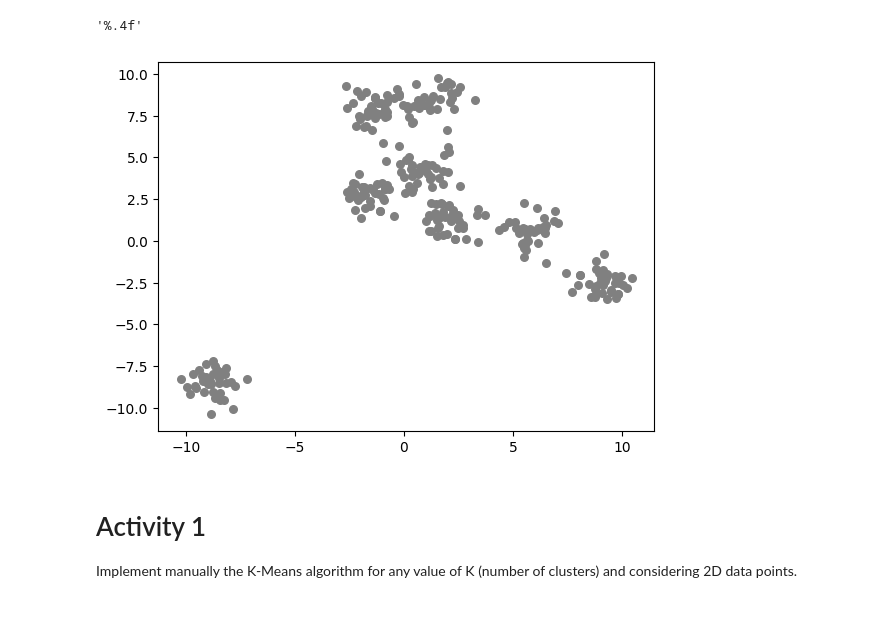
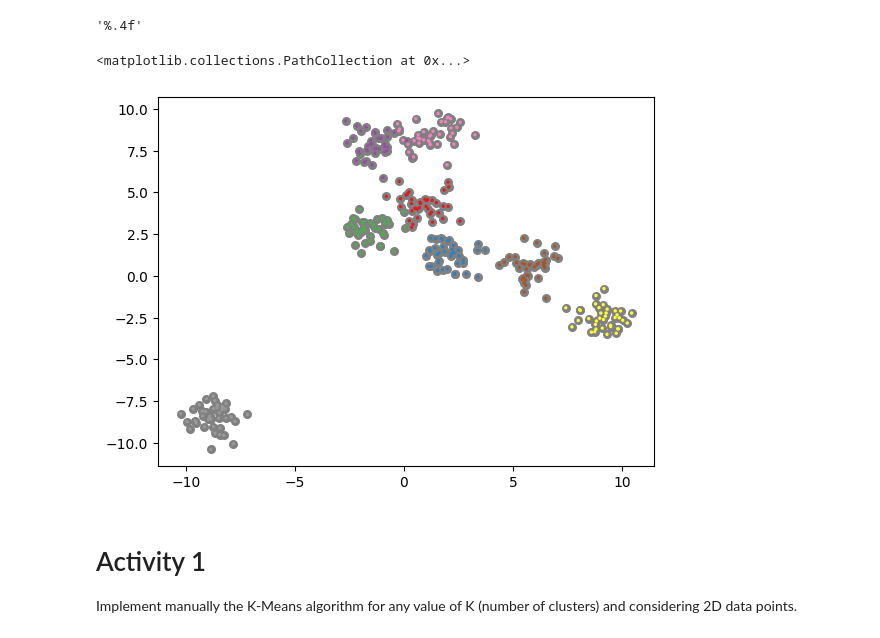
Before and after one commit to brumocas/ML, a Jupyter notebook: lab10/ML_notebook10.ipynb, the cells around one changed output. Drawn from its saved outputs; the diff is of its cells as text; code cells hidden in the pictures.

```diff
--- a/lab10/ML_notebook10.ipynb
+++ b/lab10/ML_notebook10.ipynb
@@ -85,20 +85,21 @@ random.seed(3)
 # %%
 ### DataSet Creation - 2D points ###
 
 # "Global" - define here for the whole notebook:
 n_clusters = 8
 
 X, y_true = make_blobs(n_samples=300, centers=n_clusters,
                        cluster_std=0.70, random_state=0)
 
 # To emphasize that this is an unsupervised algorithm,
 # we will leave the labels out of the visualization
 plt.scatter(X[:, 0], X[:, 1], s=30, c='grey');
 
 # To show the ground truth of the blobs (y_true as colors) uncomment line below
-#plt.scatter(X[:, 0], X[:, 1], c=y_true, s=2, cmap='Set1')
+plt.scatter(X[:, 0], X[:, 1], c=y_true, s=2, cmap='Set1')
 # %% [output]
+<matplotlib.collections.PathCollection at 0x...>
-[figure, old version]
+[figure, new version]
 # %% [markdown]
 # Activity 1
 
```
Also changed, not shown: parts of 9 cells of this notebook.
